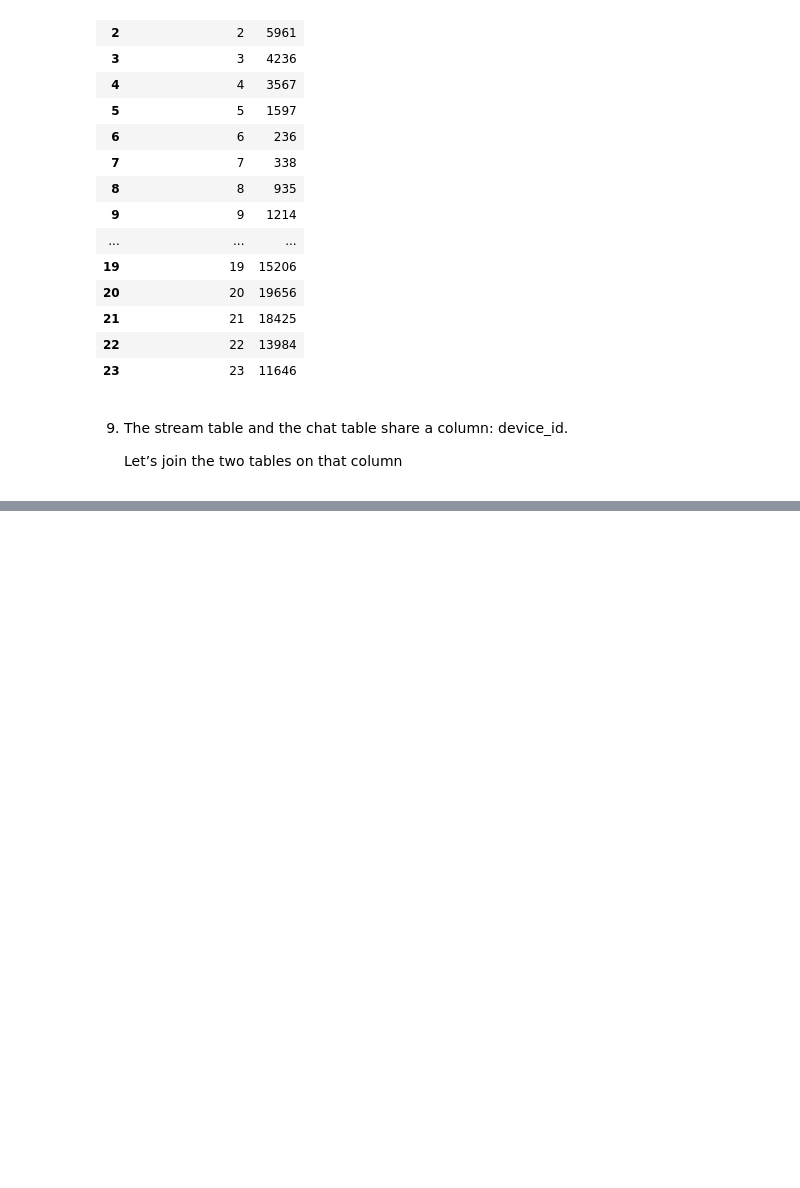
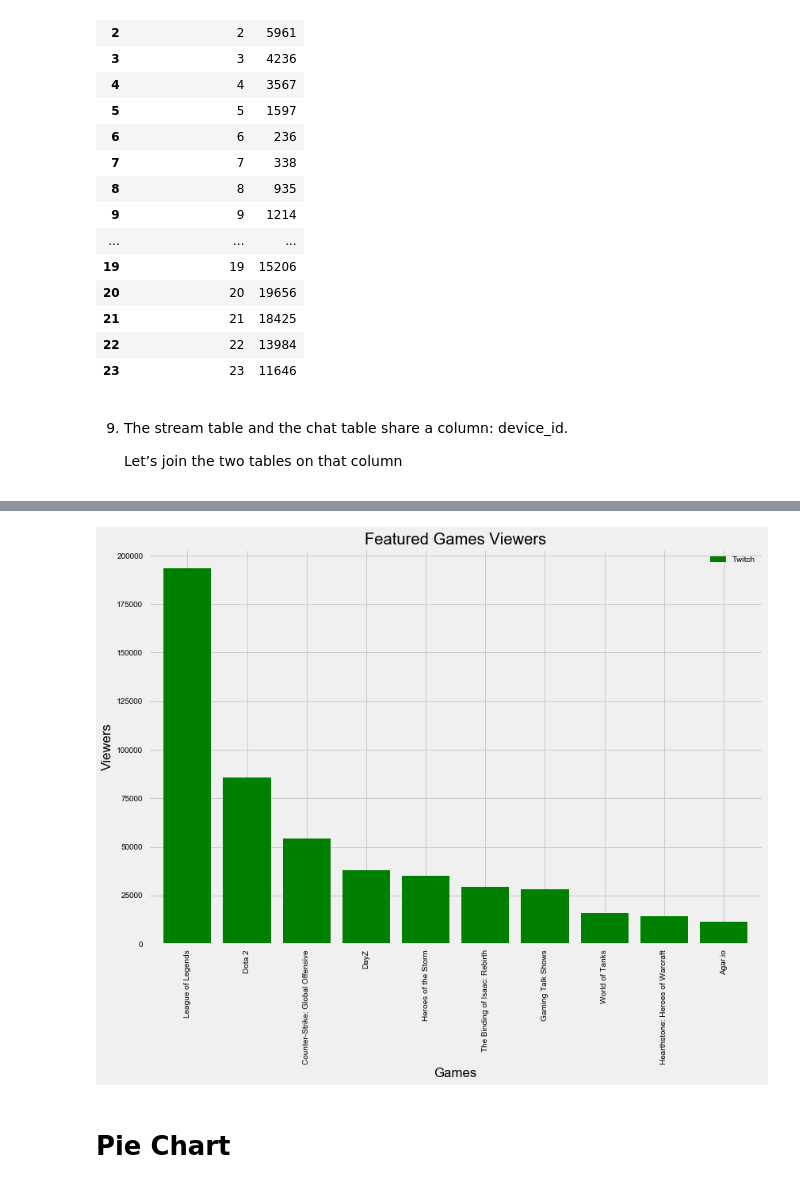
Before and after one commit to girishgautam/codeacademy_projects_data_analysis_machine_learning, a Jupyter notebook: Twitch/Twitch.ipynb, the cells around one changed output, grey strips where cells are left out. Drawn from its saved outputs; the diff is of its cells as text; code cells hidden in the pictures; blank space fills up the shorter version.

```diff
--- a/Twitch/Twitch.ipynb
+++ b/Twitch/Twitch.ipynb
@@ -251,0 +275,18 @@ stream_chat.head()
+# %%
+plt.style.use('fivethirtyeight')
+
+fig = plt.figure(figsize=(12,10))
+ax1 = fig.add_subplot(1,1,1)
+
+
+stream['game'].value_counts().head(10).plot(kind='bar', color='green', width=0.8)
+plt.title('Featured Games Viewers')
+plt.xlabel('Games')
+plt.ylabel('Viewers')
+plt.legend(["Twitch"])
+plt.tight_layout()
+plt.show()
+# %% [output]
+[figure, added]
+# %% [markdown]
+#  Pie Chart
```
Also changed, not shown: parts of 17 cells of this notebook.
